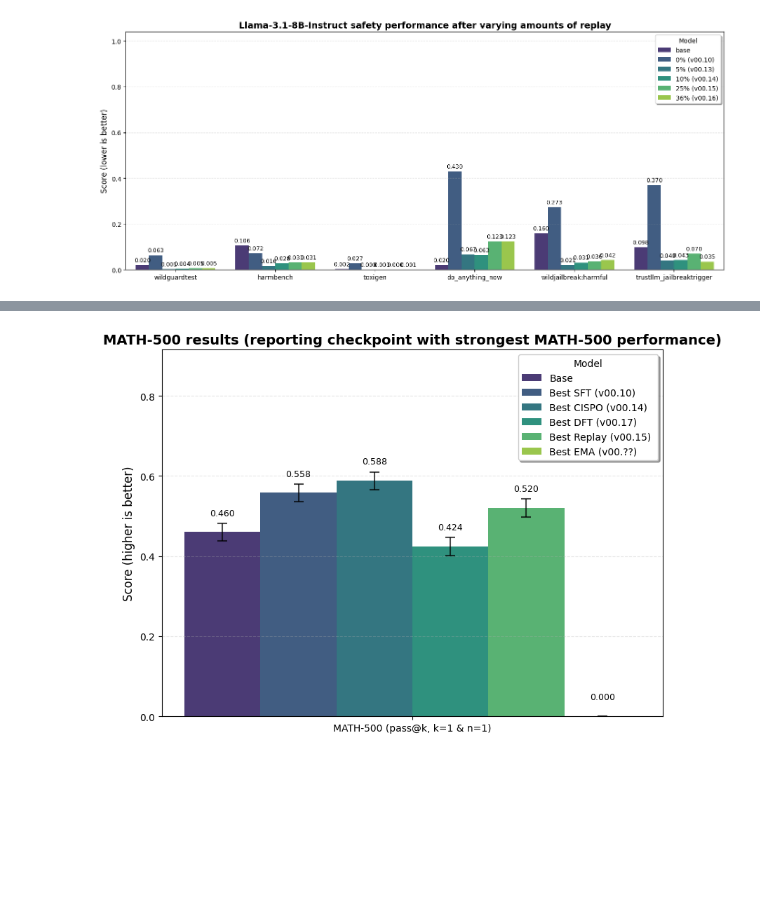
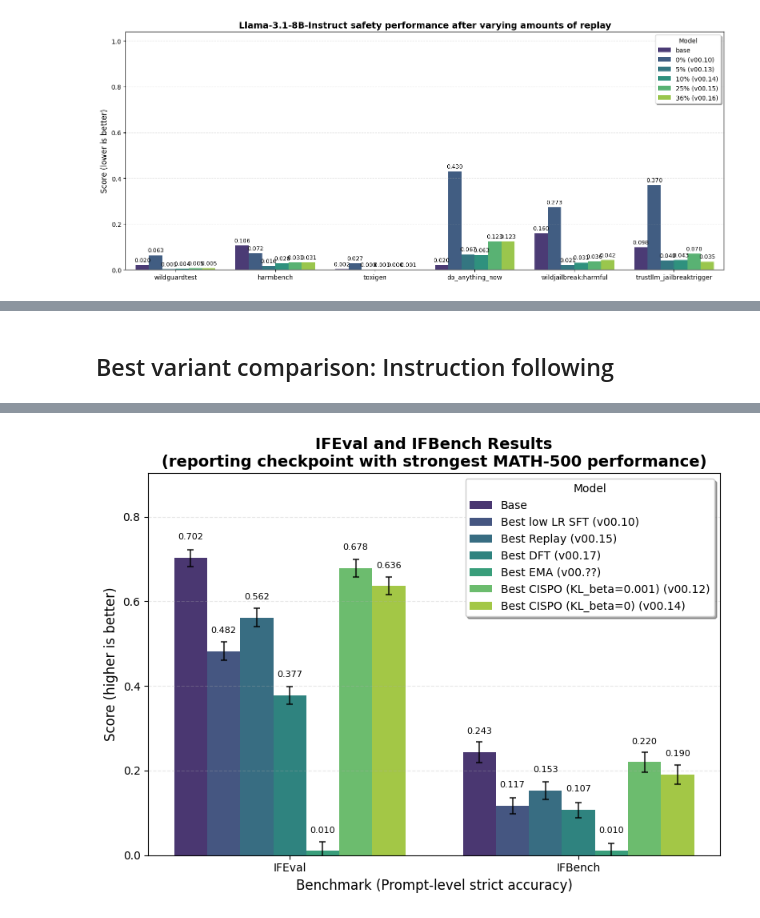
Before and after one commit to Neelectric/open-r1_safety, a Jupyter notebook: data_viz/data_viz.ipynb, the cells around one changed output, grey strips where cells are left out. Saved outputs shown, nothing was run; the diff lists cells and outputs as text; code cells hidden in the pictures; blank space fills up the shorter version.

Commit message:
data viz progress

```diff
--- a/data_viz/data_viz.ipynb
+++ b/data_viz/data_viz.ipynb
@@ -1641,17 +1641,17 @@ from matplotlib.container import BarContainer
 
 # Your data
 data = {
-    'Version': ['base', 'v00.10', 'v00.13', 'v00.14', 'v00.15', 'v00.16'],
-    'Replay': ['/', '0%', '5%', '10%', '25%', '36%'],
-    'Value': [0.484, 0.581, 0.5635, 0.580, 0.5825, 0.573],
-    'Stderr': [0.0179, 0.0182, 0.0182, 0.0179, 0.0181, 0.0181],
+    'Version':  ['base', 'v00.10', 'v00.13', 'v00.14', 'v00.15', 'v00.16'],
+    'Replay':   ['/',    '0%',   '5%',   '10%',  '25%',  '36%'],
+    'Value':    [0.4840, 0.5810, 0.522, 0.498, 0.52, 0.534],
+    'Stderr':   [0.0179, 0.0182, 0.0224, 0.0224, 0.0224, 0.0223],
 }
 
 df = pd.DataFrame(data)
 
 # Create model labels for legend
 df['Model'] = df.apply(lambda x: f"Replay: {x['Replay']} ({x['Version']}) " if x['Replay'] != '/' else x['Version'], axis=1)
-df['Benchmark'] = 'MATH-500 (pass@1:4 samples)'
+df['Benchmark'] = 'MATH-500 (pass@k, k=1 & n=1)'
 
 # Create the plot
 fig, ax = plt.subplots(figsize=(8, 7))
@@ -1719,62 +1825,59 @@ plt.show()
+# %% [markdown]
+## Best variant comparison: Instruction following
 # %%
 import pandas as pd
 import matplotlib.pyplot as plt
 import seaborn as sns
 from matplotlib.container import BarContainer
 
-# Your data
-data = {
-    'Version': ['Base',     'v00.10',       'v00.14',       'v00.17',      'v00.15',        'v00.??'],
-    'Variant': ['/',        'Best SFT',     'Best CISPO',   'Best DFT',    'Best Replay',   'Best EMA'],
-    'Value':   [0.46,       0.558,          0.588,          0.424,          0.52,           0],
-    'Stderr':  [0.0223,     0.0222,         0.022,          0.0221,         0.0224,              0]
-}
+df = pd.DataFrame(rows)
+df = df[df['Benchmark'].isin(['IFEval','IFBench'])]
 
-df = pd.DataFrame(data)
-
-# Create model labels for legend
-df['Model'] = df.apply(lambda x: f"{x['Variant']} ({x['Version']}) " if x['Variant'] != '/' else x['Version'], axis=1)
-df['Benchmark'] = 'MATH-500 (pass@k, k=1 & n=1)'
 
 # Create the plot
 fig, ax = plt.subplots(figsize=(8, 6))
-n = len(df)
-palette = sns.color_palette("viridis", n)
+n_models = len(df['Model'].unique())
+palette = sns.color_palette("viridis", n_models)
 
 bars = sns.barplot(data=df, x='Benchmark', y='Value', hue='Model', ax=ax, palette=palette, errorbar=None)
 
-# Add error bars manually - iterate through each bar
-x_pos = []
-y_pos = []
-errors = []
+# Add error bars manually
+# Get unique benchmarks and models in the order they appear
+benchmarks = df['Benchmark'].unique()
+models = df['Model'].unique()
 
+# Iterate through containers (one per model)
 for i, container in enumerate(ax.containers):
-    # Extract bar positions and heights
-    for bar in container:
-        x_pos.append(bar.get_x() + bar.get_width() / 2)
-        y_pos.append(bar.get_height())
+    if isinstance(container, BarContainer):
+        for j, bar in enumerate(container):
+            # Get the corresponding stderr value
+            model = models[i]
+            benchmark = benchmarks[j]
+            stderr = df[(df['Model'] == model) & (df['Benchmark'] == benchmark)]['Stderr'].values[0]
 
-    # Get the corresponding stderr values for this model
-    errors.append(df.iloc[i]['Stderr'])
+            x = bar.get_x() + bar.get_width() / 2
+            y = bar.get_height()
 
-# Add all error bars at once
-ax.errorbar(x_pos, y_pos, yerr=errors, fmt='none',
-            color='black', capsize=5, capthick=1.5,
-            elinewidth=1.5, alpha=0.7, zorder=10)
+            if y > 0:  # Only add error bars for non-zero values
+                ax.errorbar(x, y, yerr=stderr, fmt='none',
+                           color='black', capsize=3, capthick=1.5,
+                           elinewidth=1.5, alpha=0.7, zorder=10)
 
-# Add value labels on top of bars - only for BarContainer objects
+# Add value labels on top of bars
 for container in ax.containers:
     if isinstance(container, BarContainer):
-        ax.bar_label(container, fmt='%.3f', padding=15, fontsize=9)
+        labels = [f'{v.get_height():.3f}' if v.get_height() > 0 else '' for v in container]
+        ax.bar_label(container, labels=labels, padding=15, fontsize=8, rotation=0)
 
-ax.set_xlabel('')
+ax.set_xlabel('Benchmark (Prompt-level strict accuracy)', fontsize=12)
 ax.set_ylabel('Score (higher is better)', fontsize=12)
-ax.set_title('MATH-500 results (reporting checkpoint with strongest MATH-500 performance)', fontsize=14, fontweight='bold')
+ax.set_title('IFEval and IFBench Results\n(reporting checkpoint with strongest MATH-500 performance)', fontsize=14, fontweight='bold')
+# ax.legend(title='Model', frameon=True, fancybox=True, shadow=True, bbox_to_anchor=(1.02, 1), loc='upper left')
 ax.legend(title='Model', frameon=True, fancybox=True, shadow=True)
 ax.grid(axis='y', alpha=0.3, linestyle='--')
 
 # Set y-axis limit to give room for labels and error bars
-ax.set_ylim(0, max(df['Value'] + df['Stderr']) * 1.5)
+ax.set_ylim(0, max(df['Value'] + df['Stderr']) * 1.25)
 
 print(df)
 
@@ -1799 +1902 @@ plt.show()
-[figure, old version]
+[figure, new version]
```
Also changed, not shown: parts of 8 cells of this notebook.
